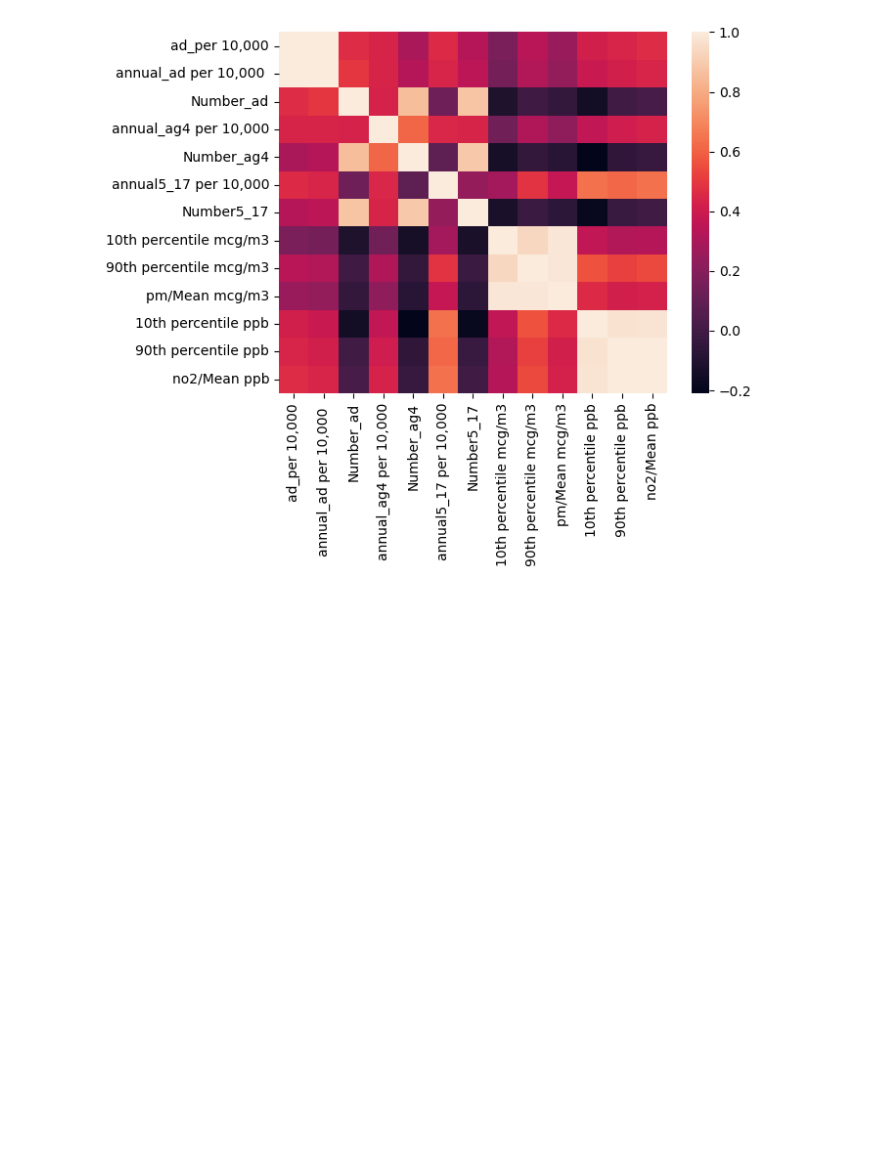
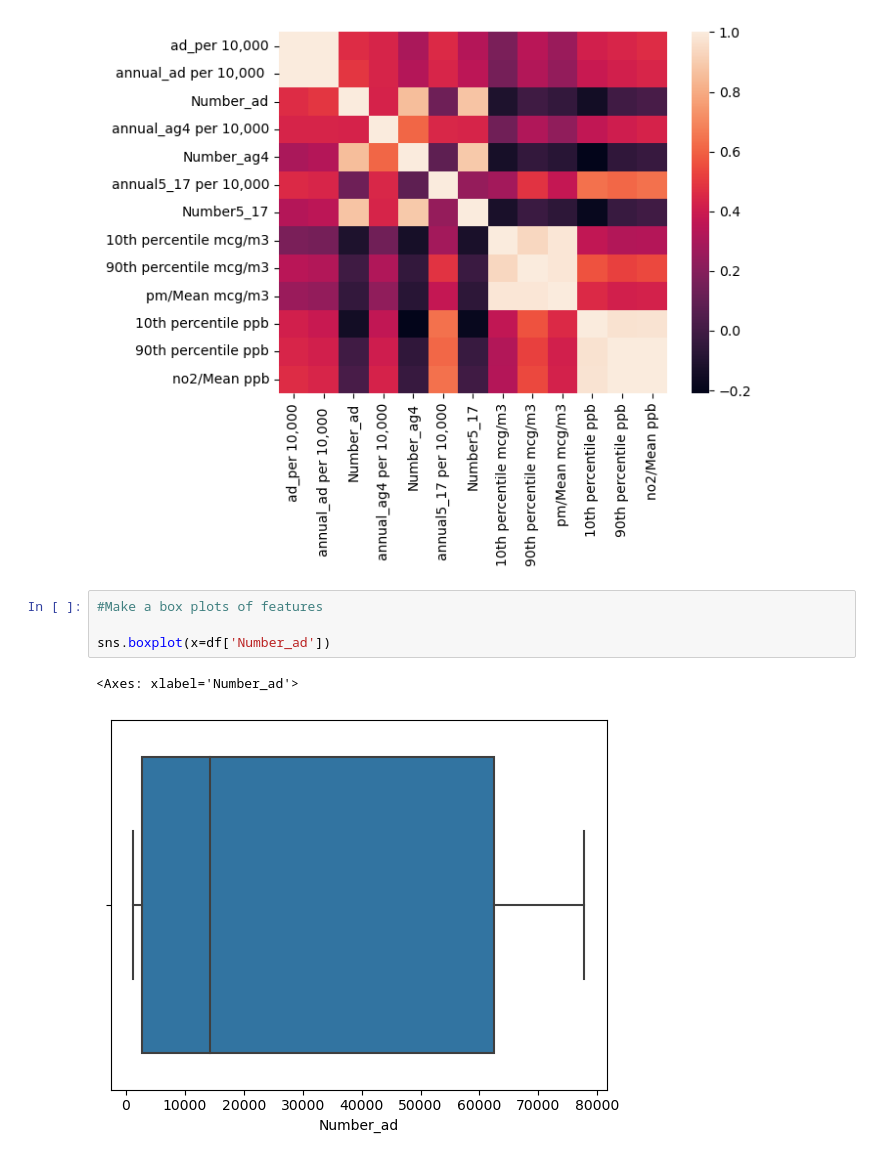
Before and after one commit to Mary080102/Capston-Two, a Jupyter notebook: Air quality- Exploratory Data Analysis.ipynb, the cells around one changed output. Saved outputs shown, nothing was run; the diff lists cells and outputs as text; blank space fills up the shorter version.

```diff
--- a/Air quality- Exploratory Data Analysis.ipynb
+++ b/Air quality- Exploratory Data Analysis.ipynb
@@ -134,3 +134,10 @@ sns.heatmap(df_subset.corr())
 # %% [output]
 <Axes: >
 [figure]
+# %%
+#Make a box plots of features
+
+sns.boxplot(x=df['Number_ad'])
+# %% [output]
+<Axes: xlabel='Number_ad'>
+[figure, added]
```
Also changed, not shown: parts of 4 cells of this notebook.
